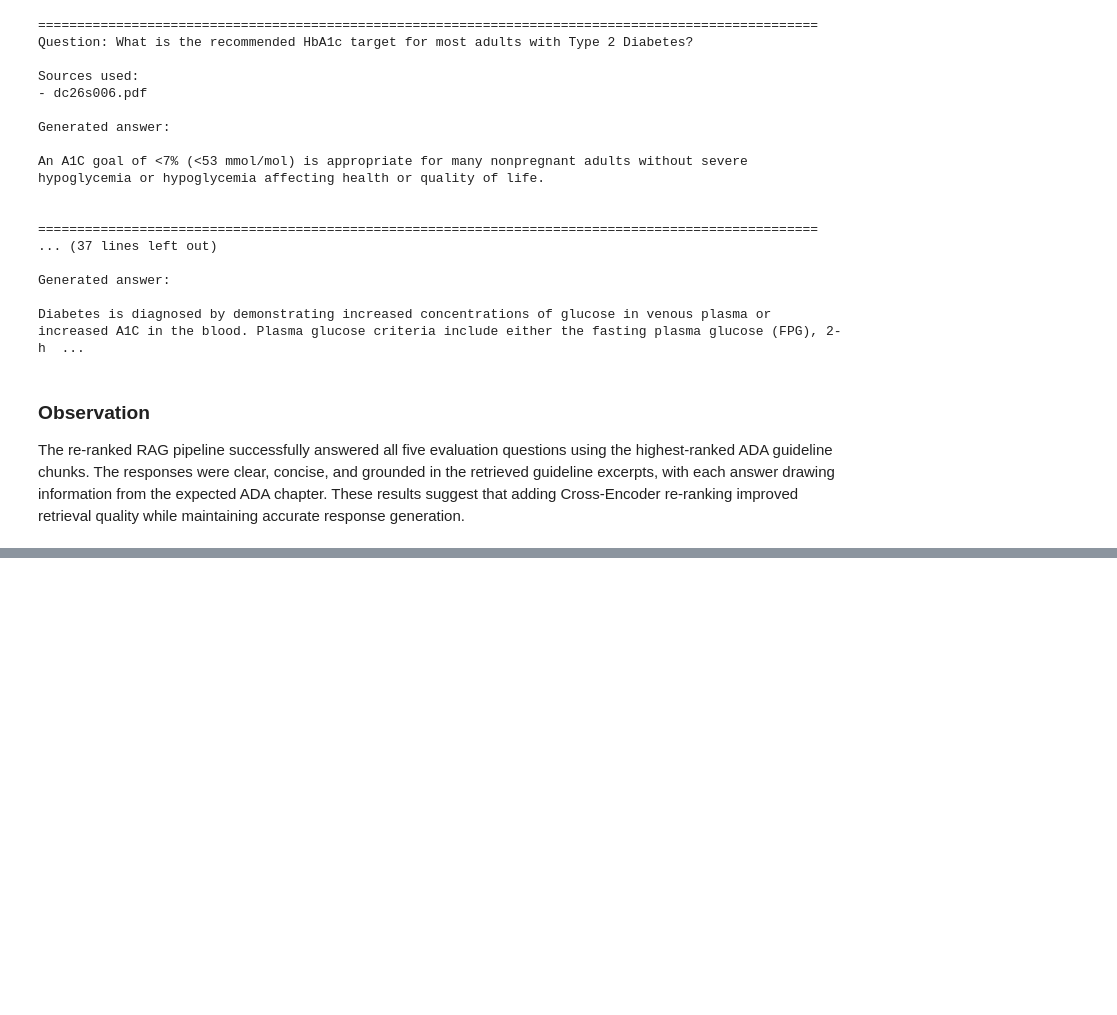
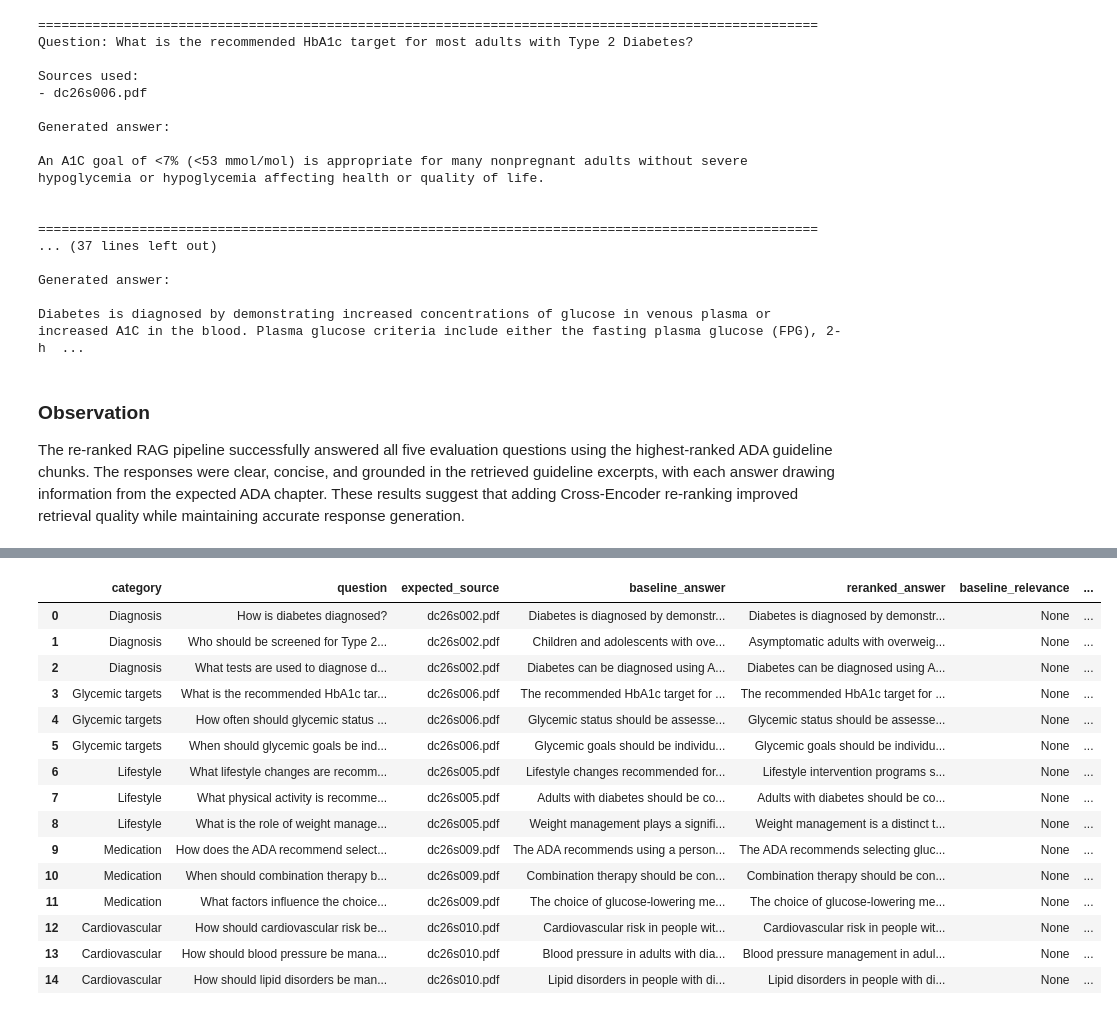
Before and after one commit to akwasianing/clinical-decision-support-rag-diabetes, a Jupyter notebook: notebooks/clinical_decision_support_rag.ipynb, the cells around one changed output, grey strips where cells are left out. Drawn from its saved outputs; the diff is of its cells as text; code cells hidden in the pictures; blank space fills up the shorter version.

```diff
--- a/notebooks/clinical_decision_support_rag.ipynb
+++ b/notebooks/clinical_decision_support_rag.ipynb
@@ -1994,0 +2975,56 @@ The re-ranked RAG pipeline successfully answered all five evaluation questions u
+# %%
+# CREATE HUMAN-RATING SHEET
+
+
+human_rating_df = answer_evaluation_df[
+    [
+        "category",
+        "question",
+        "expected_source",
+        "baseline_answer",
+        "reranked_answer"
+    ]
+].copy()
+
+human_rating_df[
+    "baseline_relevance"
+] = None
+
+human_rating_df[
+    "baseline_faithfulness"
+] = None
+
+human_rating_df[
+    "baseline_clarity"
+] = None
+
+human_rating_df[
+    "reranked_relevance"
+] = None
+
+human_rating_df[
+    "reranked_faithfulness"
+] = None
+
+human_rating_df[
+    "reranked_clarity"
+] = None
+
+human_rating_df
+# %% [output]
+|  | category | question | expected_source | baseline_answer | reranked_answer | baseline_relevance | ... |
+| 0 | Diagnosis | How is diabetes diagnosed? | dc26s002.pdf | Diabetes is diagnosed by demonstr... | Diabetes is diagnosed by demonstr... | None | ... |
+| 1 | Diagnosis | Who should be screened for Type 2... | dc26s002.pdf | Children and adolescents with ove... | Asymptomatic adults with overweig... | None | ... |
+| 2 | Diagnosis | What tests are used to diagnose d... | dc26s002.pdf | Diabetes can be diagnosed using A... | Diabetes can be diagnosed using A... | None | ... |
+| 3 | Glycemic targets | What is the recommended HbA1c tar... | dc26s006.pdf | The recommended HbA1c target for ... | The recommended HbA1c target for ... | None | ... |
+| 4 | Glycemic targets | How often should glycemic status ... | dc26s006.pdf | Glycemic status should be assesse... | Glycemic status should be assesse... | None | ... |
+| 5 | Glycemic targets | When should glycemic goals be ind... | dc26s006.pdf | Glycemic goals should be individu... | Glycemic goals should be individu... | None | ... |
+| 6 | Lifestyle | What lifestyle changes are recomm... | dc26s005.pdf | Lifestyle changes recommended for... | Lifestyle intervention programs s... | None | ... |
+| 7 | Lifestyle | What physical activity is recomme... | dc26s005.pdf | Adults with diabetes should be co... | Adults with diabetes should be co... | None | ... |
+| 8 | Lifestyle | What is the role of weight manage... | dc26s005.pdf | Weight management plays a signifi... | Weight management is a distinct t... | None | ... |
+| 9 | Medication | How does the ADA recommend select... | dc26s009.pdf | The ADA recommends using a person... | The ADA recommends selecting gluc... | None | ... |
+| 10 | Medication | When should combination therapy b... | dc26s009.pdf | Combination therapy should be con... | Combination therapy should be con... | None | ... |
+| 11 | Medication | What factors influence the choice... | dc26s009.pdf | The choice of glucose-lowering me... | The choice of glucose-lowering me... | None | ... |
+| 12 | Cardiovascular | How should cardiovascular risk be... | dc26s010.pdf | Cardiovascular risk in people wit... | Cardiovascular risk in people wit... | None | ... |
+| 13 | Cardiovascular | How should blood pressure be mana... | dc26s010.pdf | Blood pressure in adults with dia... | Blood pressure management in adul... | None | ... |
+| 14 | Cardiovascular | How should lipid disorders be man... | dc26s010.pdf | Lipid disorders in people with di... | Lipid disorders in people with di... | None | ... |
```
Also changed, not shown: parts of 33 cells of this notebook.
